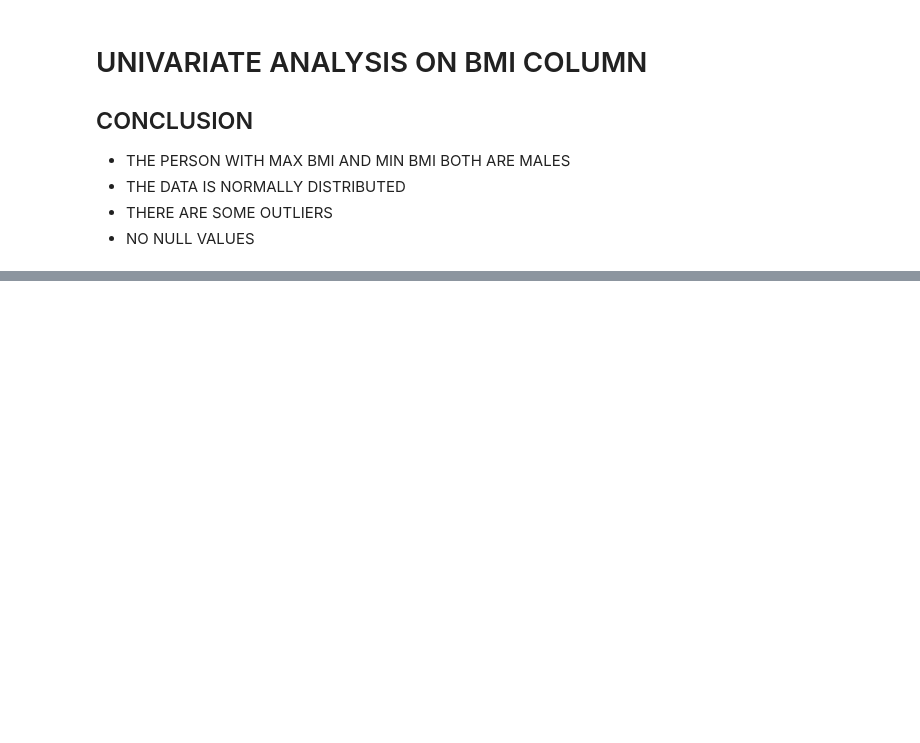
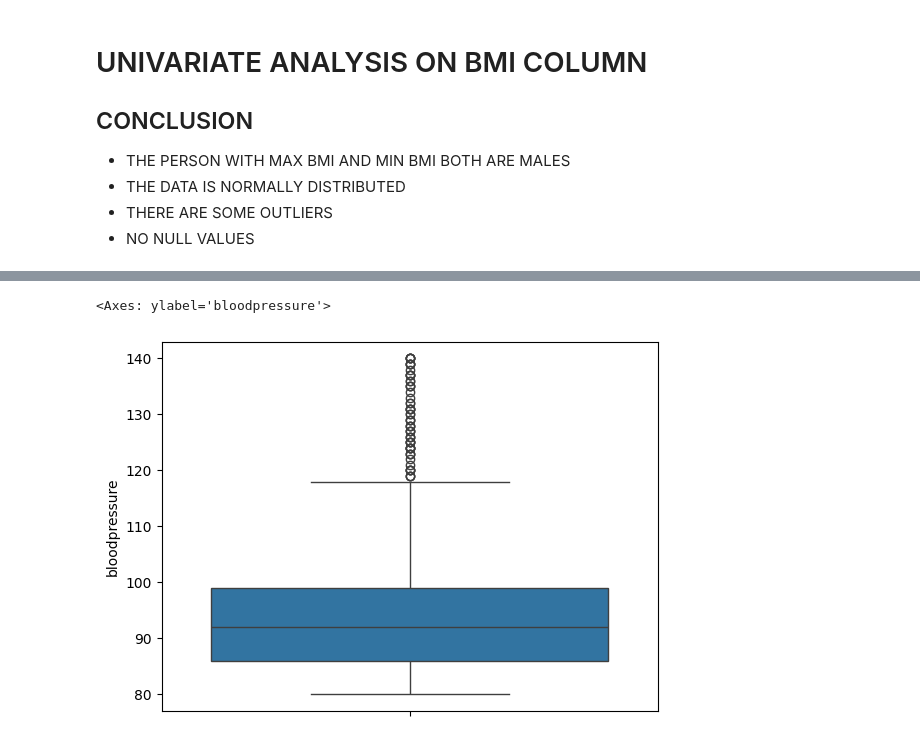
Before and after one commit to ronit-6464/INSURANCE-DATASET-EDA, a Jupyter notebook: EDA NOTEBOOK ON INSURANCE DATASET.ipynb, the cells around one changed output, grey strips where cells are left out. Drawn from its saved outputs; the diff is of its cells as text; code cells hidden in the pictures; blank space fills up the shorter version.

```diff
--- a/EDA NOTEBOOK ON INSURANCE DATASET.ipynb
+++ b/EDA NOTEBOOK ON INSURANCE DATASET.ipynb
@@ -339,0 +157,5 @@ np.int64(1065)
+# %%
+sns.boxplot(data=df,y='bloodpressure')
+# %% [output]
+<Axes: ylabel='bloodpressure'>
+[figure, added]
```
Also changed, not shown: parts of 37 cells of this notebook.
